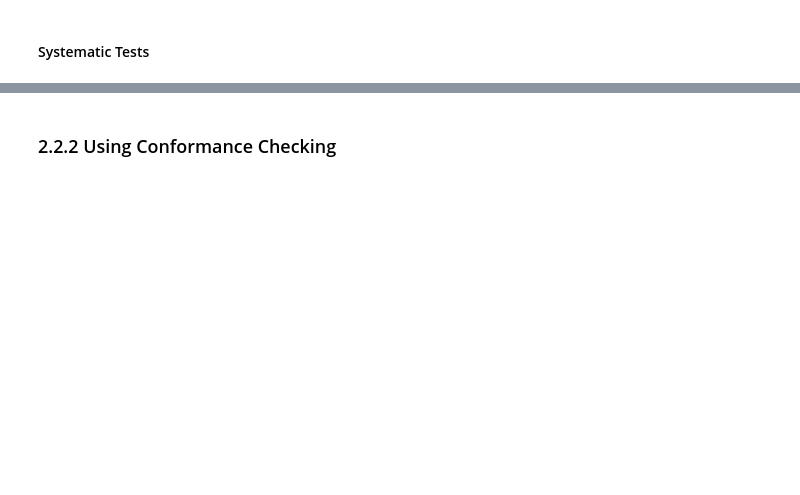
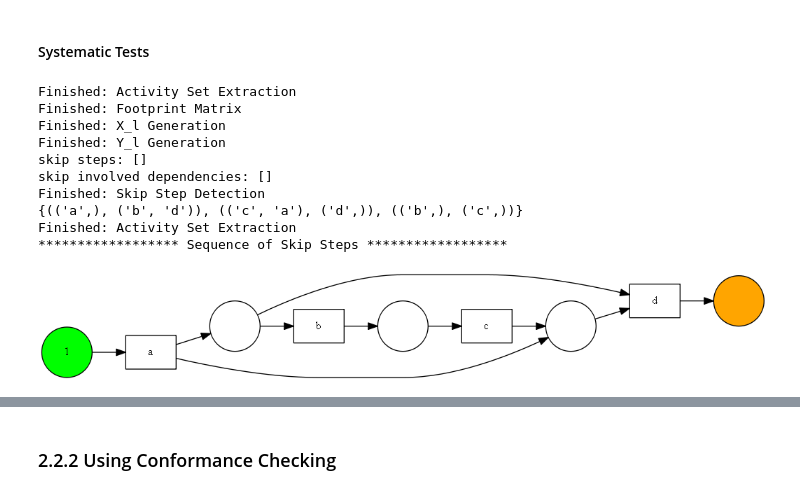
Before and after one commit to Janek7/alpha-miner-extension, a Jupyter notebook: AlphaMiner.ipynb, the cells around one changed output, grey strips where cells are left out. Cells and saved outputs as stored; diff of their text form; code cells hidden in the pictures; blank space fills up the shorter version.

```diff
--- a/AlphaMiner.ipynb
+++ b/AlphaMiner.ipynb
@@ -505,0 +459,21 @@ dl_single_skip = [["a","b","e"],
+# %%
+# not a single skip step, but a sequence of optinal steps
+am = AlphaMinerWithSkipStepsFootprintBased(logging=True)
+# am = AlphaMiner()
+l_skip_sequence = [["a","d"],
+                  ["a","b","c", "d"]]
+am.apply_alpha_algorithm(dummy_log=l_skip_sequence, log_title='Sequence of Skip Steps')
+
+# result: doesnt detect skip step/steps
+# %% [output]
+Finished: Activity Set Extraction
+Finished: Footprint Matrix
+Finished: X_l Generation
+Finished: Y_l Generation
+skip steps: []
+skip involved dependencies: []
+Finished: Skip Step Detection
+{(('a',), ('b', 'd')), (('c', 'a'), ('d',)), (('b',), ('c',))}
+Finished: Activity Set Extraction
+****************** Sequence of Skip Steps ******************
+[figure, added]
```
Also changed, not shown: parts of 12 cells of this notebook.
